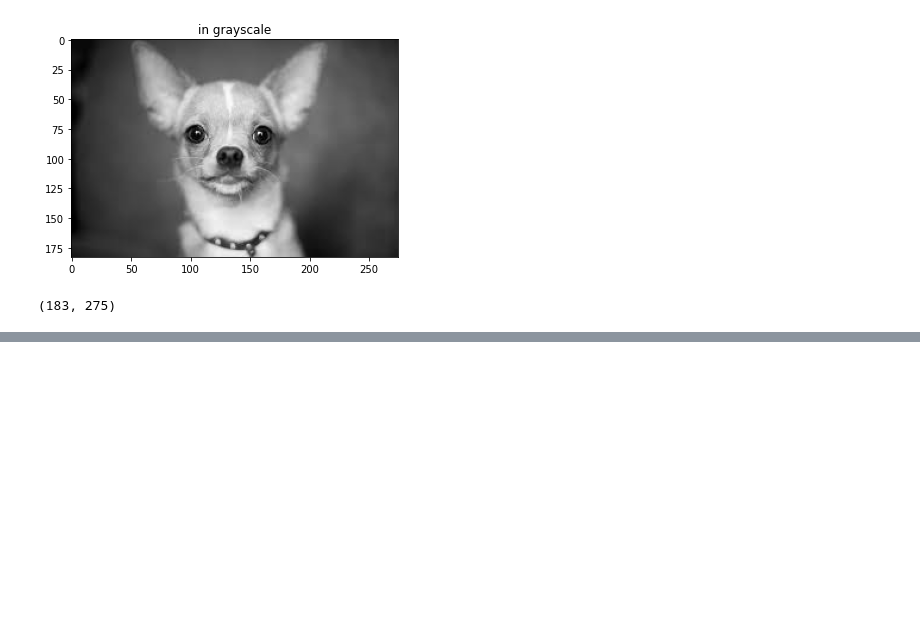
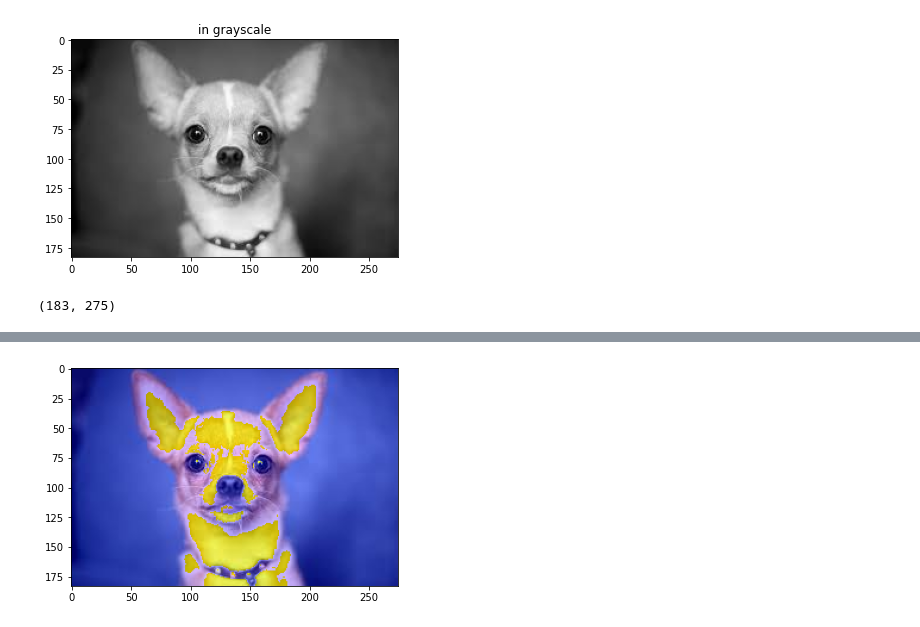
Before and after one commit to ncostamagna/computer-vision, a Jupyter notebook: OpenCV/01-bases.ipynb, the cells around one changed output, grey strips where cells are left out. Saved outputs shown, nothing was run; the diff lists cells and outputs as text; code cells hidden in the pictures; blank space fills up the shorter version.

```diff
--- a/OpenCV/01-bases.ipynb
+++ b/OpenCV/01-bases.ipynb
@@ -72,0 +91,4 @@ imshow(img2, "in grayscale")
+# %%
+merged = cv2.merge([B+100, G, R])imshow(merged)
+# %% [output]
+[figure, added]
```
Also changed, not shown: parts of 11 cells of this notebook, 1 other file.
